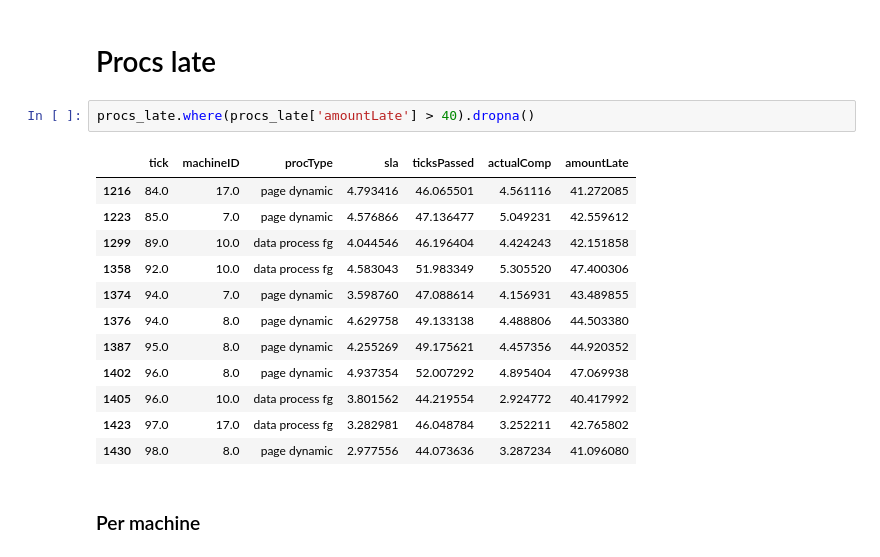
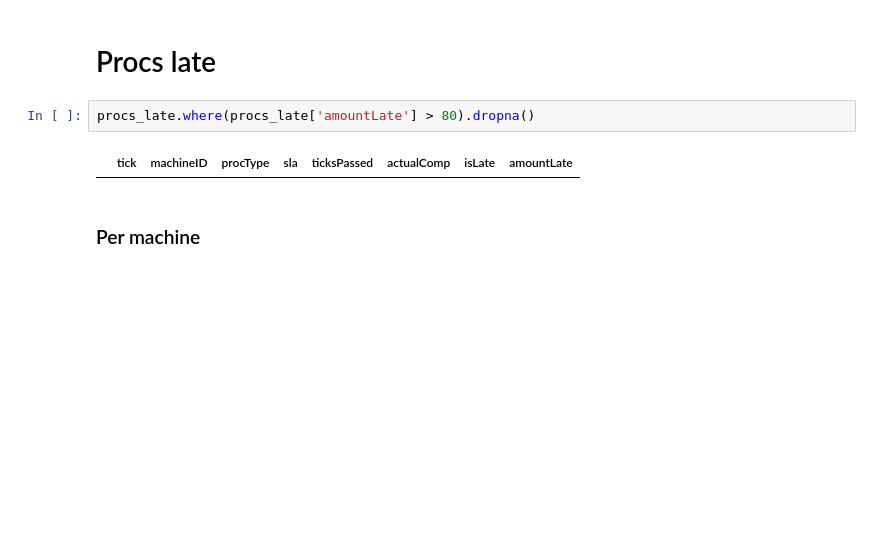
Before and after one commit to hannahmanuela/scheduler-simulator, a Jupyter notebook: results/analyze_output.ipynb, the cells around one changed output. Saved outputs shown, nothing was run; the diff lists cells and outputs as text; blank space fills up the shorter version.

```diff
--- a/results/analyze_output.ipynb
+++ b/results/analyze_output.ipynb
@@ -120,20 +136,9 @@ plt.show()
 # %% [markdown]
 # Procs late
 # %%
-procs_late.where(procs_late['amountLate'] > 40).dropna()
+procs_late.where(procs_late['amountLate'] > 80).dropna()
 # %% [output]
-|  | tick | machineID | procType | sla | ticksPassed | actualComp | amountLate |
-| 1216 | 84.0 | 17.0 | page dynamic | 4.793416 | 46.065501 | 4.561116 | 41.272085 |
-| 1223 | 85.0 | 7.0 | page dynamic | 4.576866 | 47.136477 | 5.049231 | 42.559612 |
-| 1299 | 89.0 | 10.0 | data process fg | 4.044546 | 46.196404 | 4.424243 | 42.151858 |
-| 1358 | 92.0 | 10.0 | data process fg | 4.583043 | 51.983349 | 5.305520 | 47.400306 |
-| 1374 | 94.0 | 7.0 | page dynamic | 3.598760 | 47.088614 | 4.156931 | 43.489855 |
-| 1376 | 94.0 | 8.0 | page dynamic | 4.629758 | 49.133138 | 4.488806 | 44.503380 |
-| 1387 | 95.0 | 8.0 | page dynamic | 4.255269 | 49.175621 | 4.457356 | 44.920352 |
-| 1402 | 96.0 | 8.0 | page dynamic | 4.937354 | 52.007292 | 4.895404 | 47.069938 |
-| 1405 | 96.0 | 10.0 | data process fg | 3.801562 | 44.219554 | 2.924772 | 40.417992 |
-| 1423 | 97.0 | 17.0 | data process fg | 3.282981 | 46.048784 | 3.252211 | 42.765802 |
-| 1430 | 98.0 | 8.0 | page dynamic | 2.977556 | 44.073636 | 3.287234 | 41.096080 |
+|  | tick | machineID | procType | sla | ticksPassed | actualComp | isLate | amountLate |
 # %% [markdown]
 ### Per machine
 # %%
```
Also changed, not shown: parts of 18 cells of this notebook, 4 other files.
